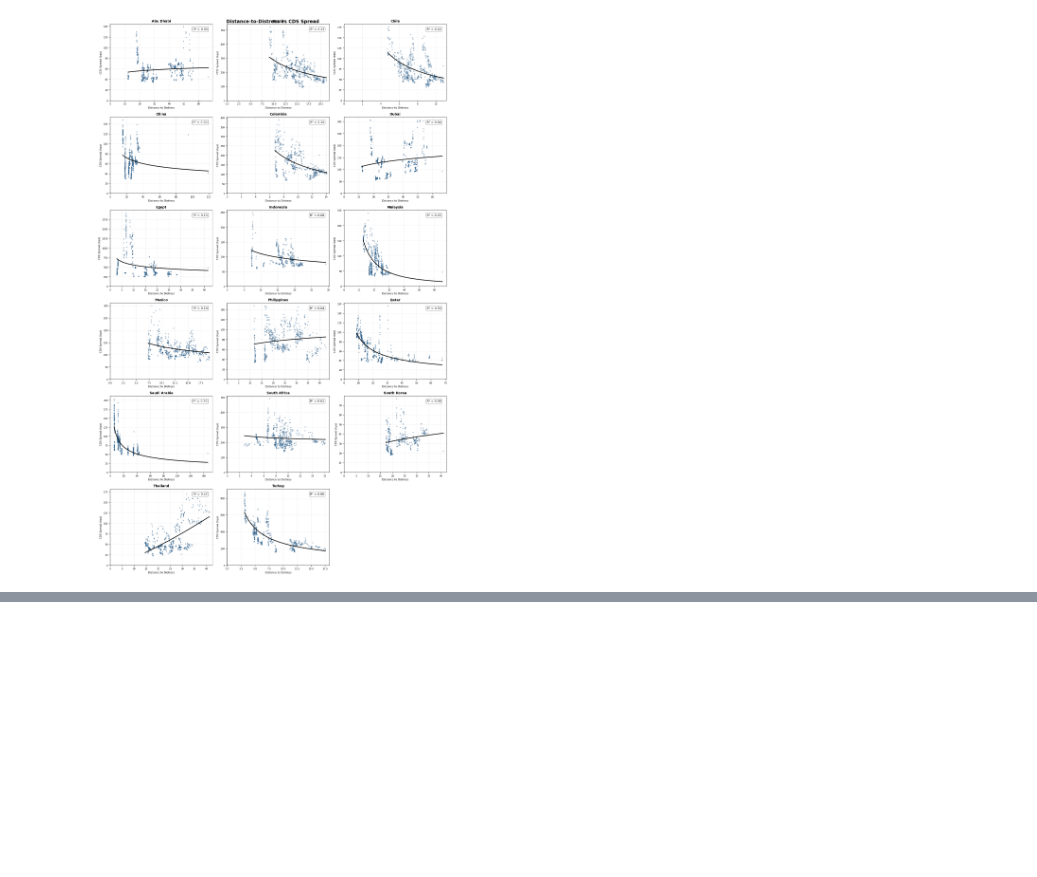
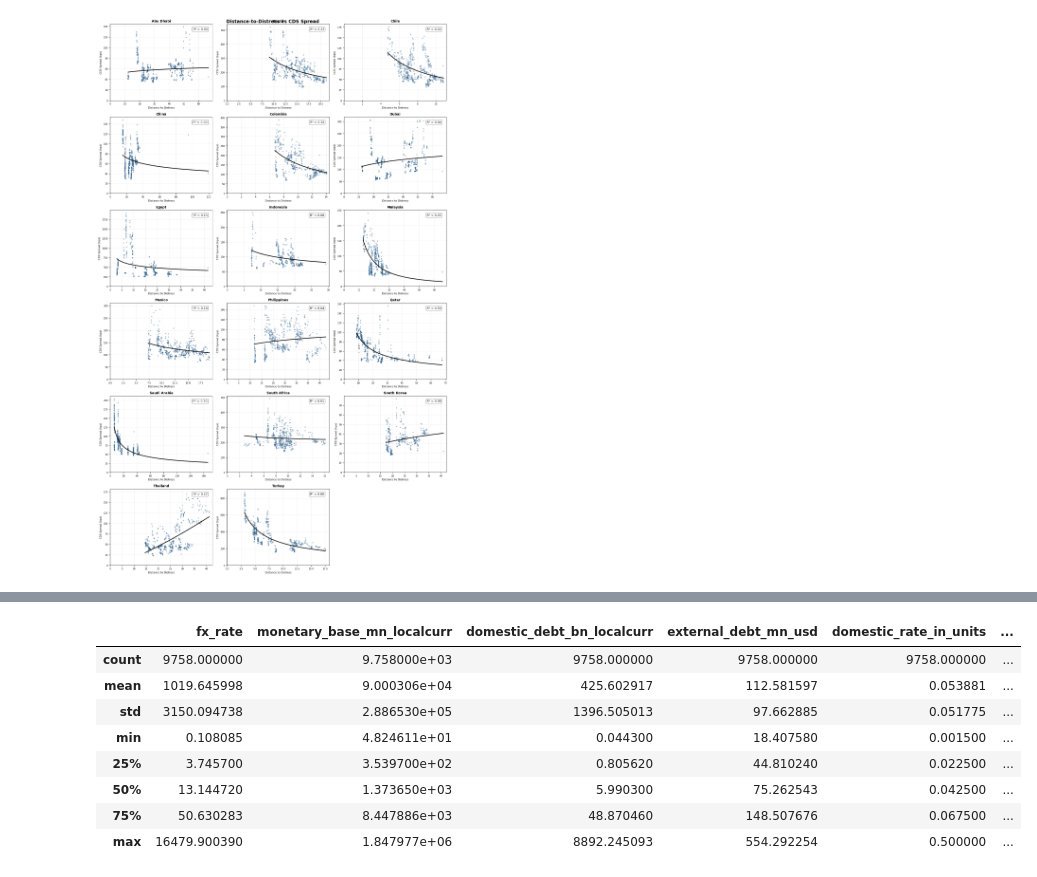
Before and after one commit to juanfp02/commodities_and_sovereigns, a Jupyter notebook: Chapter_02/CCA_M0_Baseline.ipynb, the cells around one changed output, grey strips where cells are left out. Saved outputs shown, nothing was run; the diff lists cells and outputs as text; code cells hidden in the pictures; blank space fills up the shorter version.

```diff
--- a/Chapter_02/CCA_M0_Baseline.ipynb
+++ b/Chapter_02/CCA_M0_Baseline.ipynb
@@ -105,0 +173,12 @@ changes = plot_changes(results)
+# %%
+cca_panel_df[['country','fx_rate','monetary_base_mn_localcurr', 'domestic_debt_bn_localcurr','external_debt_mn_usd','domestic_rate_in_units','risk_free_rate']].describe()
+# %% [output]
+|  | fx_rate | monetary_base_mn_localcurr | domestic_debt_bn_localcurr | external_debt_mn_usd | domestic_rate_in_units | ... |
+| count | 9758.000000 | 9.758000e+03 | 9758.000000 | 9758.000000 | 9758.000000 | ... |
+| mean | 1019.645998 | 9.000306e+04 | 425.602917 | 112.581597 | 0.053881 | ... |
+| std | 3150.094738 | 2.886530e+05 | 1396.505013 | 97.662885 | 0.051775 | ... |
+| min | 0.108085 | 4.824611e+01 | 0.044300 | 18.407580 | 0.001500 | ... |
+| 25% | 3.745700 | 3.539700e+02 | 0.805620 | 44.810240 | 0.022500 | ... |
+| 50% | 13.144720 | 1.373650e+03 | 5.990300 | 75.262543 | 0.042500 | ... |
+| 75% | 50.630283 | 8.447886e+03 | 48.870460 | 148.507676 | 0.067500 | ... |
+| max | 16479.900390 | 1.847977e+06 | 8892.245093 | 554.292254 | 0.500000 | ... |
```
Also changed, not shown: parts of 6 cells of this notebook, 59 other files.
